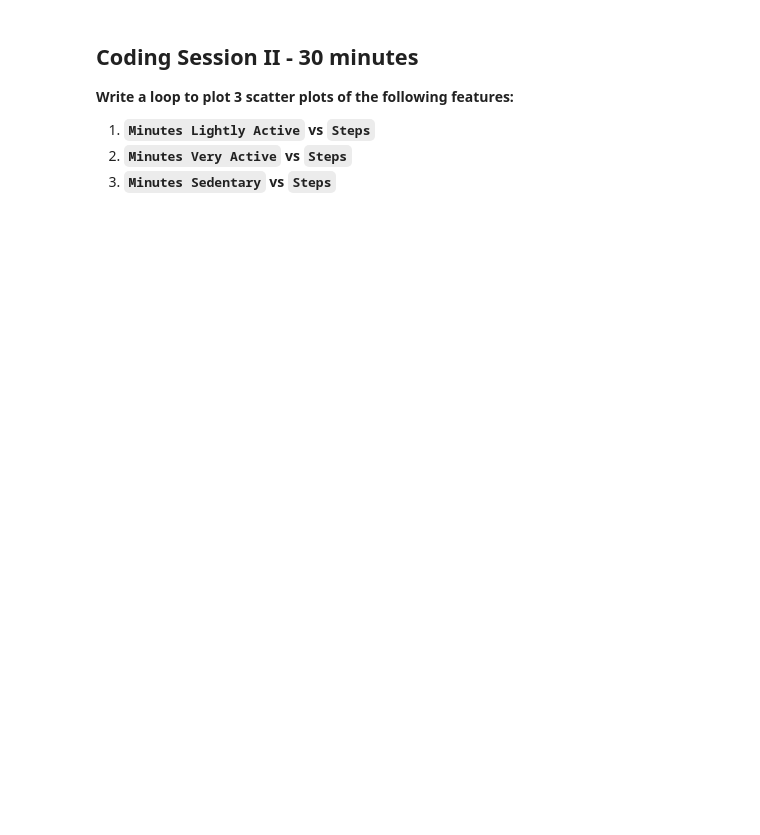
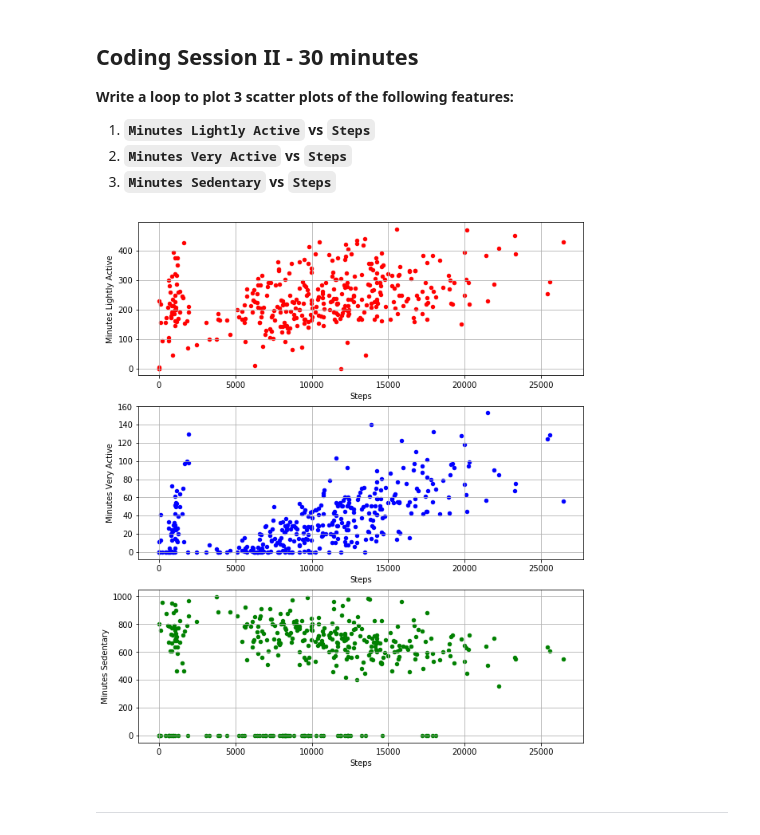
Before and after one commit to ironhack-datalabs/mad-oct-2018, a Jupyter notebook: module-2/lab-matplotlib-seaborn/your-code/challenge-2.ipynb, the cells around one changed output. Drawn from its saved outputs; the diff is of its cells as text; code cells hidden in the pictures; blank space fills up the shorter version.

```diff
--- a/module-2/lab-matplotlib-seaborn/your-code/challenge-2.ipynb
+++ b/module-2/lab-matplotlib-seaborn/your-code/challenge-2.ipynb
@@ -60,0 +132,14 @@ Hints:
+# %%
+# Driver 2 enter codes here
+colist=['red','blue','green']
+ls=['Minutes Lightly Active','Minutes Very Active','Minutes Sedentary']
+fig,ax=plt.subplots(3,1,figsize=(10,12))
+counter=-1
+for item in ls:
+    counter+=1
+    fitbit.plot(x='Steps',y=item,kind='scatter',ax=ax[counter],color=colist[counter])
+    ax[counter].grid()
+# %% [output]
+[figure, added]
+# %% [markdown]
+____
```
Also changed, not shown: parts of 9 cells of this notebook.
